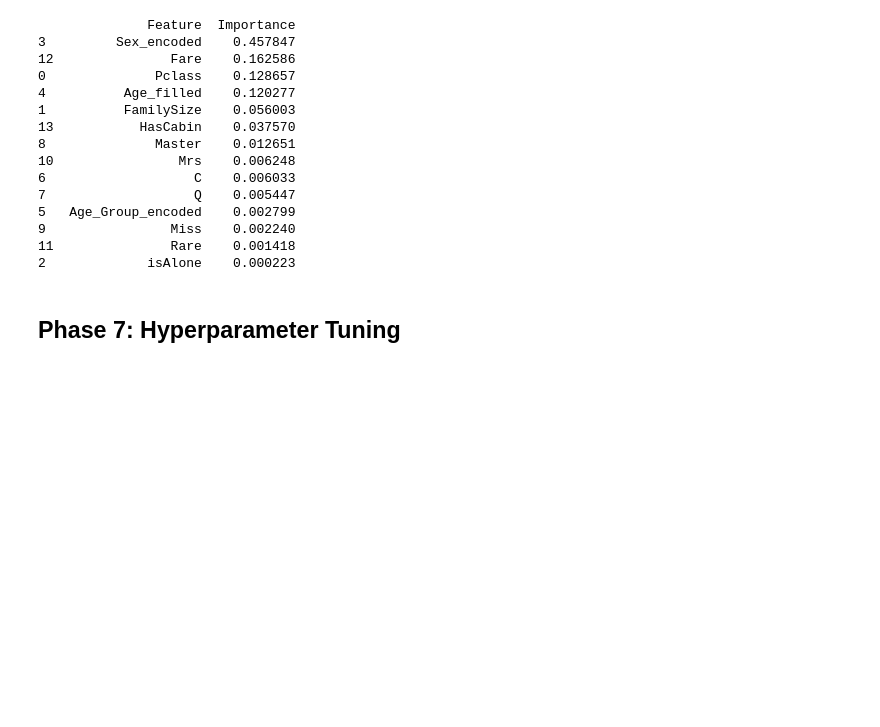
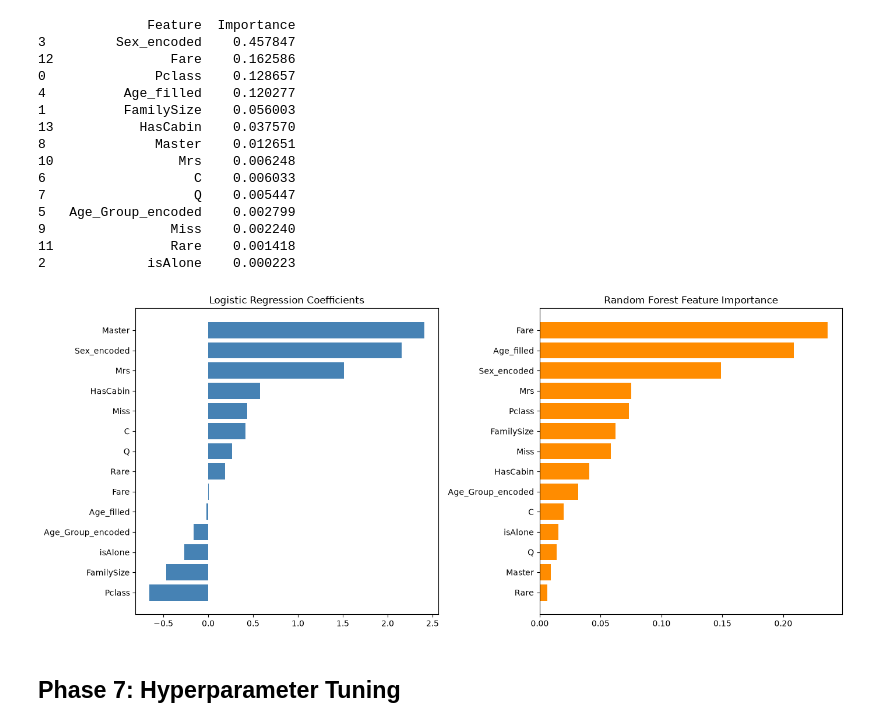
Before and after one commit to dimkon02/Titanic-ML-project, a Jupyter notebook: notebooks/02_modeling.ipynb, the cells around one changed output. Saved outputs shown, nothing was run; the diff lists cells and outputs as text; code cells hidden in the pictures; blank space fills up the shorter version.

Commit message:
Completed README.md + added plots

```diff
--- a/notebooks/02_modeling.ipynb
+++ b/notebooks/02_modeling.ipynb
@@ -681,6 +682,24 @@ print(gb_importances)
 9                Miss    0.002240
 11               Rare    0.001418
 2             isAlone    0.000223
+# %%
+import matplotlib.pyplot as plt
+
+fig, axes = plt.subplots(1, 2, figsize=(14, 6))
+
+axes[0].barh(coefficients['Feature'], coefficients['Coefficient'], color='steelblue')
+axes[0].set_title('Logistic Regression Coefficients')
+axes[0].invert_yaxis()
+
+axes[1].barh(importances['Feature'], importances['Importance'], color='darkorange')
+axes[1].set_title('Random Forest Feature Importance')
+axes[1].invert_yaxis()
+
+plt.tight_layout()
+plt.savefig('../images/feature_importance_comparison.png', dpi=150, bbox_inches='tight')
+plt.show()
+# %% [output]
+[figure, added]
 # %% [markdown]
 ## Phase 7: Hyperparameter Tuning
 # %%
```
Also changed, not shown: parts of 1 cell of this notebook, 8 other files.
